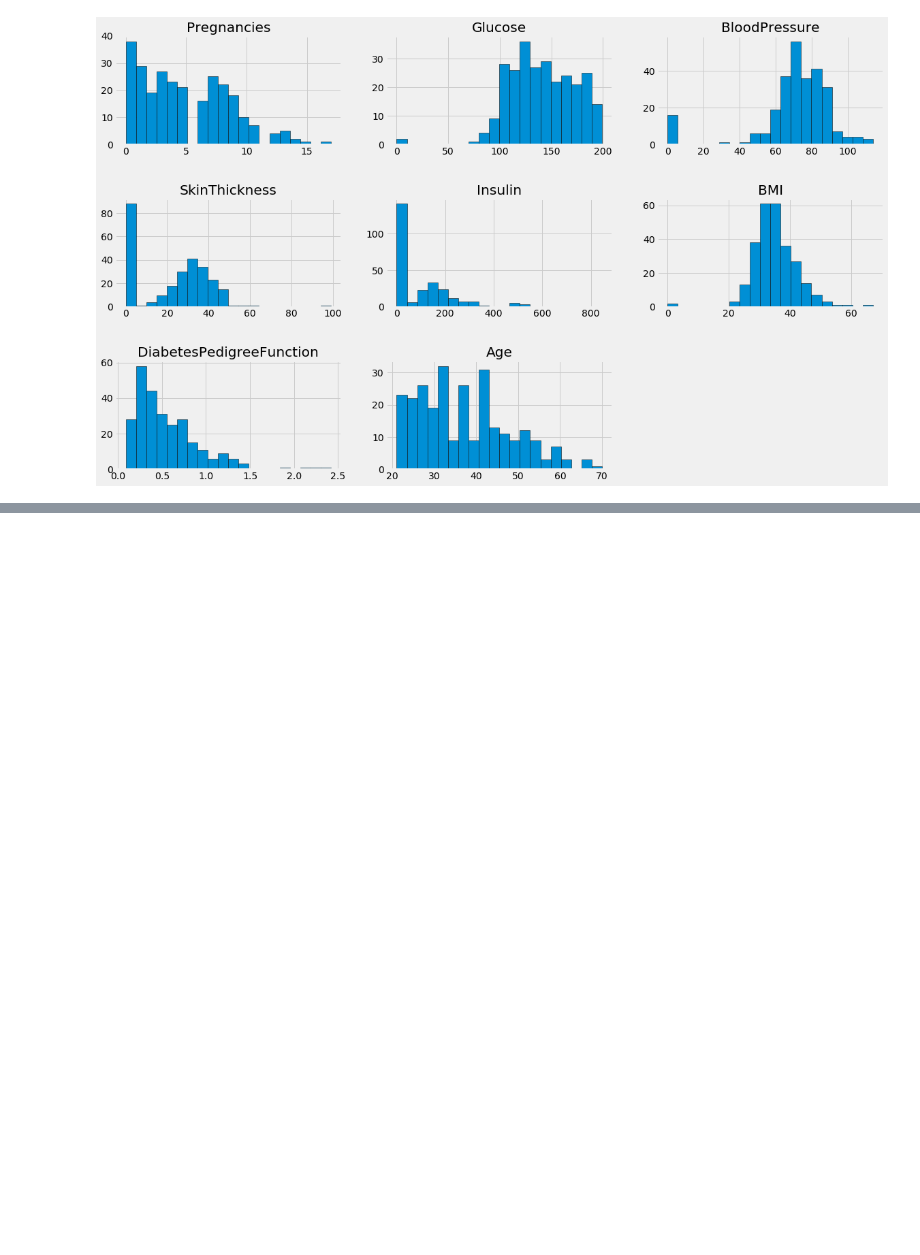
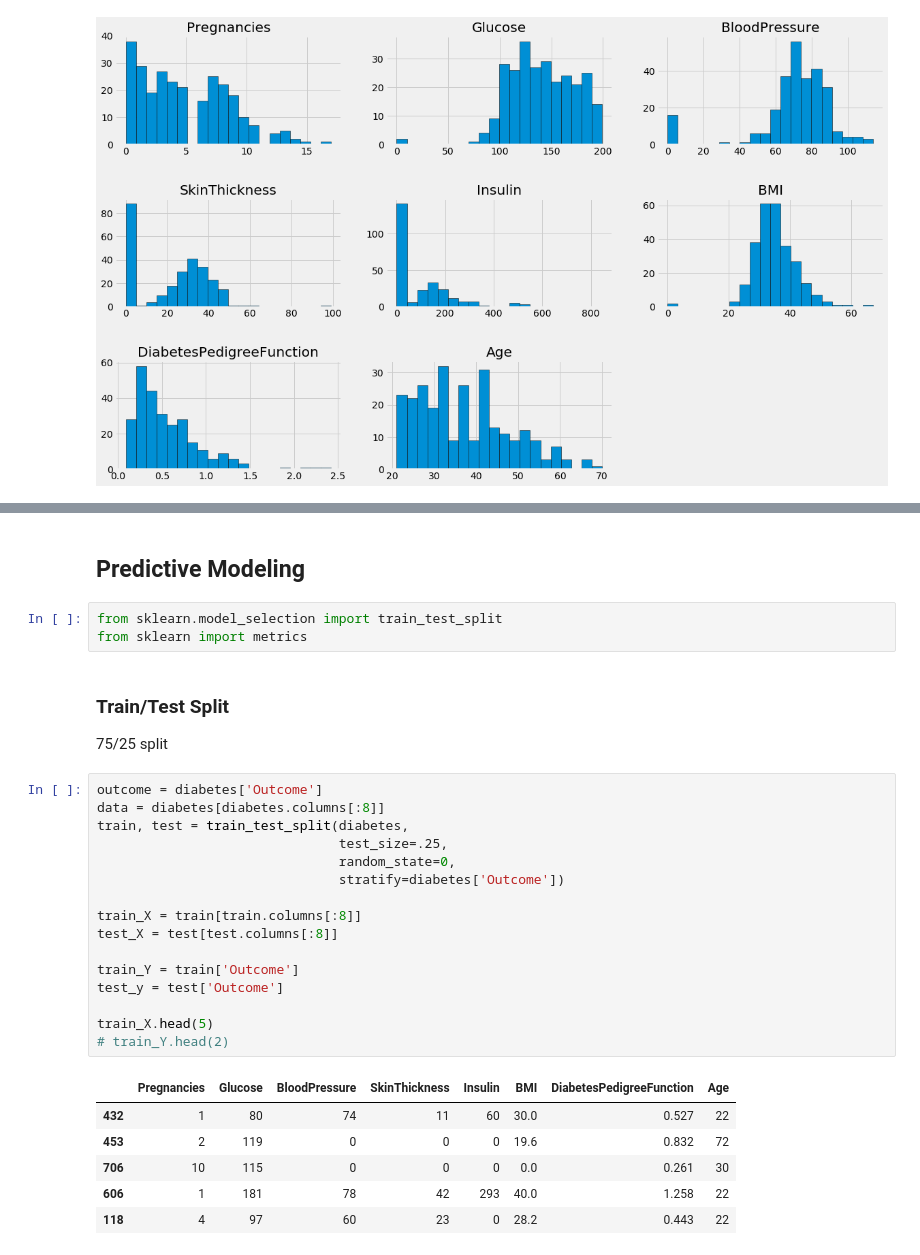
Before and after one commit to gucciwang/PIMA, a Jupyter notebook: notebooks/explore.ipynb, the cells around one changed output, grey strips where cells are left out. Drawn from its saved outputs; the diff is of its cells as text; blank space fills up the shorter version.

Commit message:
Train/test split -- OK to train

```diff
--- a/notebooks/explore.ipynb
+++ b/notebooks/explore.ipynb
@@ -94,0 +111,31 @@ plt.show
+# %% [markdown]
+## Predictive Modeling ##
+# %%
+from sklearn.model_selection import train_test_split
+from sklearn import metrics
+# %% [markdown]
+### Train/Test Split ###
+75/25 split
+# %%
+outcome = diabetes['Outcome']
+data = diabetes[diabetes.columns[:8]]
+train, test = train_test_split(diabetes,
+                               test_size=.25,
+                               random_state=0,
+                               stratify=diabetes['Outcome'])
+
+train_X = train[train.columns[:8]]
+test_X = test[test.columns[:8]]
+
+train_Y = train['Outcome']
+test_y = test['Outcome']
+
+train_X.head(5)
+# train_Y.head(2)
+# %% [output]
+|  | Pregnancies | Glucose | BloodPressure | SkinThickness | Insulin | BMI | DiabetesPedigreeFunction | Age |
+| 432 | 1 | 80 | 74 | 11 | 60 | 30.0 | 0.527 | 22 |
+| 453 | 2 | 119 | 0 | 0 | 0 | 19.6 | 0.832 | 72 |
+| 706 | 10 | 115 | 0 | 0 | 0 | 0.0 | 0.261 | 30 |
+| 606 | 1 | 181 | 78 | 42 | 293 | 40.0 | 1.258 | 22 |
+| 118 | 4 | 97 | 60 | 23 | 0 | 28.2 | 0.443 | 22 |
```
Also changed, not shown: parts of 3 cells of this notebook.
